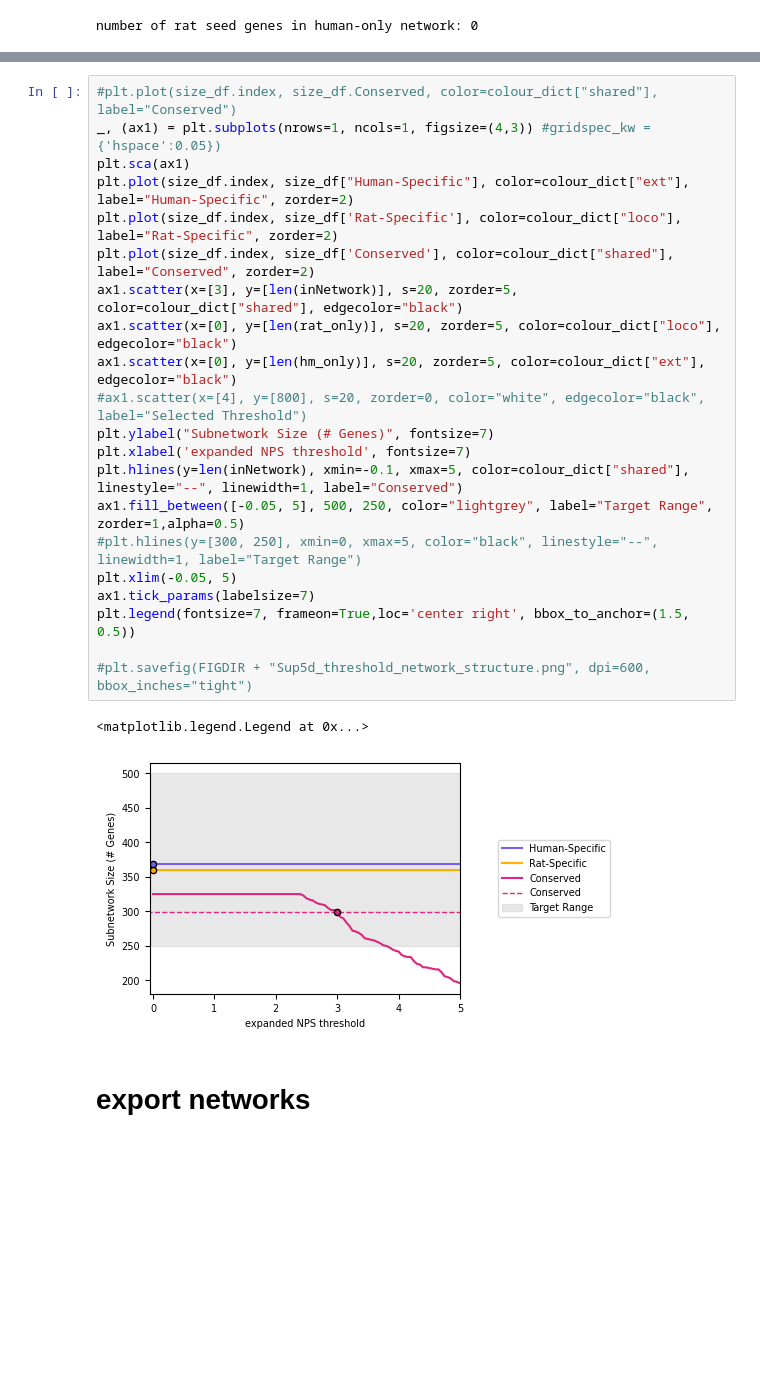
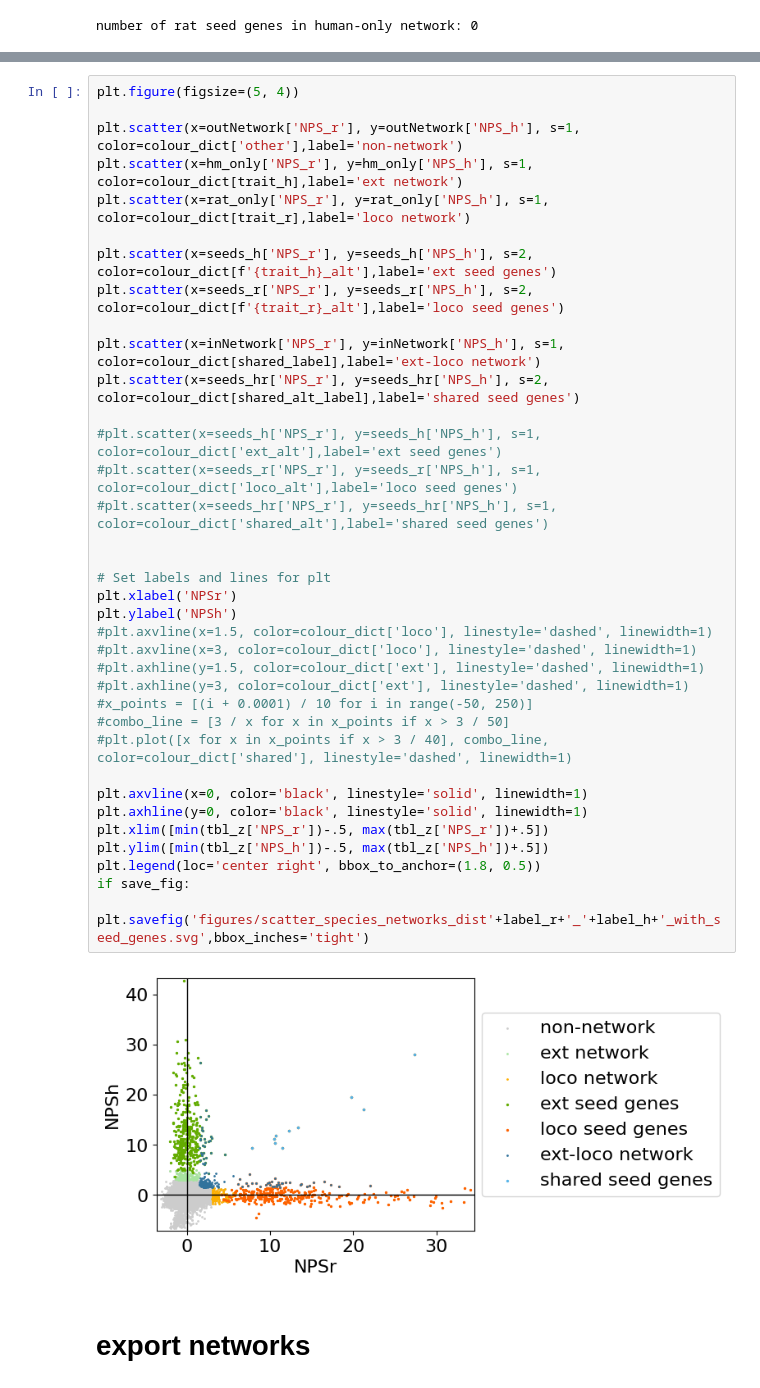
Before and after one commit to BSLeger/SUD_cross_species, a Jupyter notebook: loco_network_single_species_specific.ipynb, the cells around one changed output, grey strips where cells are left out. Cells and saved outputs as stored; diff of their text form; blank space fills up the shorter version.

```diff
--- a/loco_network_single_species_specific.ipynb
+++ b/loco_network_single_species_specific.ipynb
@@ -426,27 +480,41 @@ size_df.describe()
-# %%
-#plt.plot(size_df.index, size_df.Conserved, color=colour_dict["shared"], label="Conserved")
-_, (ax1) = plt.subplots(nrows=1, ncols=1, figsize=(4,3)) #gridspec_kw ={'hspace':0.05})
-plt.sca(ax1)
-plt.plot(size_df.index, size_df["Human-Specific"], color=colour_dict["ext"], label="Human-Specific", zorder=2)
-plt.plot(size_df.index, size_df['Rat-Specific'], color=colour_dict["loco"], label="Rat-Specific", zorder=2)
-plt.plot(size_df.index, size_df['Conserved'], color=colour_dict["shared"], label="Conserved", zorder=2)
-ax1.scatter(x=[3], y=[len(inNetwork)], s=20, zorder=5, color=colour_dict["shared"], edgecolor="black")
-ax1.scatter(x=[0], y=[len(rat_only)], s=20, zorder=5, color=colour_dict["loco"], edgecolor="black")
-ax1.scatter(x=[0], y=[len(hm_only)], s=20, zorder=5, color=colour_dict["ext"], edgecolor="black")
-#ax1.scatter(x=[4], y=[800], s=20, zorder=0, color="white", edgecolor="black", label="Selected Threshold")
-plt.ylabel("Subnetwork Size (# Genes)", fontsize=7)
-plt.xlabel('expanded NPS threshold', fontsize=7)
-plt.hlines(y=len(inNetwork), xmin=-0.1, xmax=5, color=colour_dict["shared"], linestyle="--", linewidth=1, label="Conserved")
-ax1.fill_between([-0.05, 5], 500, 250, color="lightgrey", label="Target Range", zorder=1,alpha=0.5)
-#plt.hlines(y=[300, 250], xmin=0, xmax=5, color="black", linestyle="--", linewidth=1, label="Target Range")
-plt.xlim(-0.05, 5)
-ax1.tick_params(labelsize=7)
-plt.legend(fontsize=7, frameon=True,loc='center right', bbox_to_anchor=(1.5, 0.5))
-
-#plt.savefig(FIGDIR + "Sup5d_threshold_network_structure.png", dpi=600, bbox_inches="tight")
-# %% [output]
-<matplotlib.legend.Legend at 0x...>
-[figure, removed]
+# %%
+plt.figure(figsize=(5, 4))
+
+plt.scatter(x=outNetwork['NPS_r'], y=outNetwork['NPS_h'], s=1, color=colour_dict['other'],label='non-network')
+plt.scatter(x=hm_only['NPS_r'], y=hm_only['NPS_h'], s=1, color=colour_dict[trait_h],label='ext network')
+plt.scatter(x=rat_only['NPS_r'], y=rat_only['NPS_h'], s=1, color=colour_dict[trait_r],label='loco network')
+
+plt.scatter(x=seeds_h['NPS_r'], y=seeds_h['NPS_h'], s=2, color=colour_dict[f'{trait_h}_alt'],label='ext seed genes')
+plt.scatter(x=seeds_r['NPS_r'], y=seeds_r['NPS_h'], s=2, color=colour_dict[f'{trait_r}_alt'],label='loco seed genes')
+
+plt.scatter(x=inNetwork['NPS_r'], y=inNetwork['NPS_h'], s=1, color=colour_dict[shared_label],label='ext-loco network')
+plt.scatter(x=seeds_hr['NPS_r'], y=seeds_hr['NPS_h'], s=2, color=colour_dict[shared_alt_label],label='shared seed genes')
+
+#plt.scatter(x=seeds_h['NPS_r'], y=seeds_h['NPS_h'], s=1, color=colour_dict['ext_alt'],label='ext seed genes')
+#plt.scatter(x=seeds_r['NPS_r'], y=seeds_r['NPS_h'], s=1, color=colour_dict['loco_alt'],label='loco seed genes')
+#plt.scatter(x=seeds_hr['NPS_r'], y=seeds_hr['NPS_h'], s=1, color=colour_dict['shared_alt'],label='shared seed genes')
+
+
+# Set labels and lines for plt
+plt.xlabel('NPSr')
+plt.ylabel('NPSh')
+#plt.axvline(x=1.5, color=colour_dict['loco'], linestyle='dashed', linewidth=1)
+#plt.axvline(x=3, color=colour_dict['loco'], linestyle='dashed', linewidth=1)
+#plt.axhline(y=1.5, color=colour_dict['ext'], linestyle='dashed', linewidth=1)
+#plt.axhline(y=3, color=colour_dict['ext'], linestyle='dashed', linewidth=1)
+#x_points = [(i + 0.0001) / 10 for i in range(-50, 250)]
+#combo_line = [3 / x for x in x_points if x > 3 / 50]
+#plt.plot([x for x in x_points if x > 3 / 40], combo_line, color=colour_dict['shared'], linestyle='dashed', linewidth=1)
+
+plt.axvline(x=0, color='black', linestyle='solid', linewidth=1)
+plt.axhline(y=0, color='black', linestyle='solid', linewidth=1)
+plt.xlim([min(tbl_z['NPS_r'])-.5, max(tbl_z['NPS_r'])+.5])
+plt.ylim([min(tbl_z['NPS_h'])-.5, max(tbl_z['NPS_h'])+.5])
+plt.legend(loc='center right', bbox_to_anchor=(1.8, 0.5))
+if save_fig:
+    plt.savefig('figures/scatter_species_networks_dist'+label_r+'_'+label_h+'_with_seed_genes.svg',bbox_inches='tight')
+# %% [output]
+[figure, added]
 # %% [markdown]
 # export networks
 # %% [markdown]
```
Also changed, not shown: parts of 81 cells of this notebook, 27 other files.
